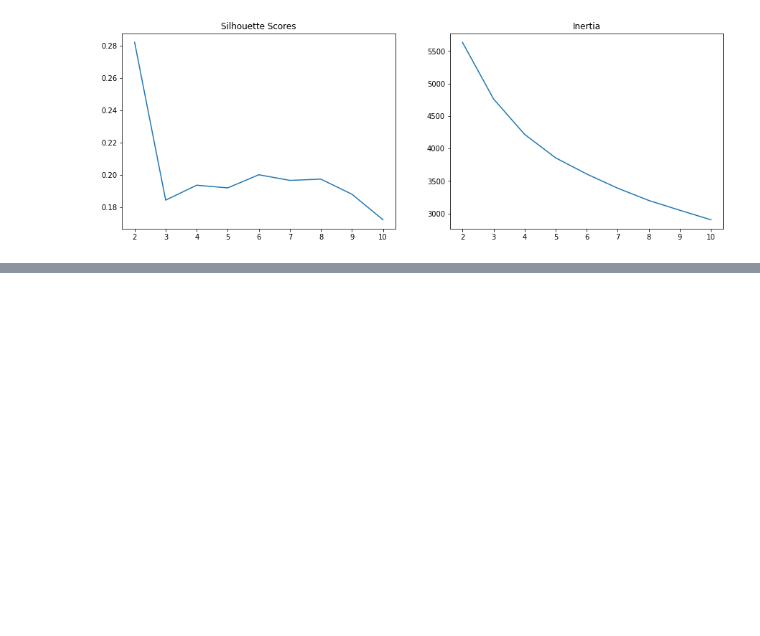
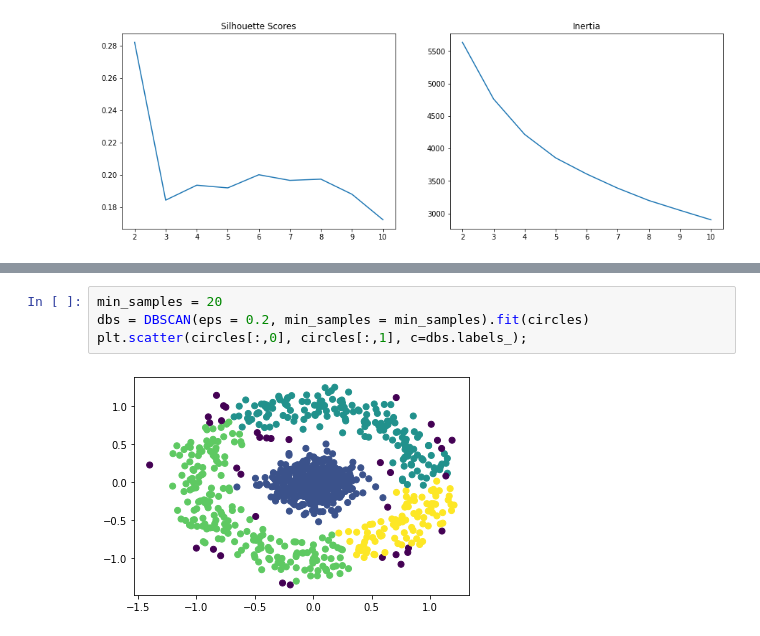
Before and after one commit to GeneralHassaan/Projects, a Jupyter notebook: analysis_of_Kmeans_hassaan.ipynb, the cells around one changed output, grey strips where cells are left out. Drawn from its saved outputs; the diff is of its cells as text; blank space fills up the shorter version.

```diff
--- a/analysis_of_Kmeans_hassaan.ipynb
+++ b/analysis_of_Kmeans_hassaan.ipynb
@@ -143,0 +186,6 @@ cluster_groups
+# %%
+min_samples = 20
+dbs = DBSCAN(eps = 0.2, min_samples = min_samples).fit(circles)
+plt.scatter(circles[:,0], circles[:,1], c=dbs.labels_);
+# %% [output]
+[figure, added]
```
Also changed, not shown: parts of 7 cells of this notebook.
